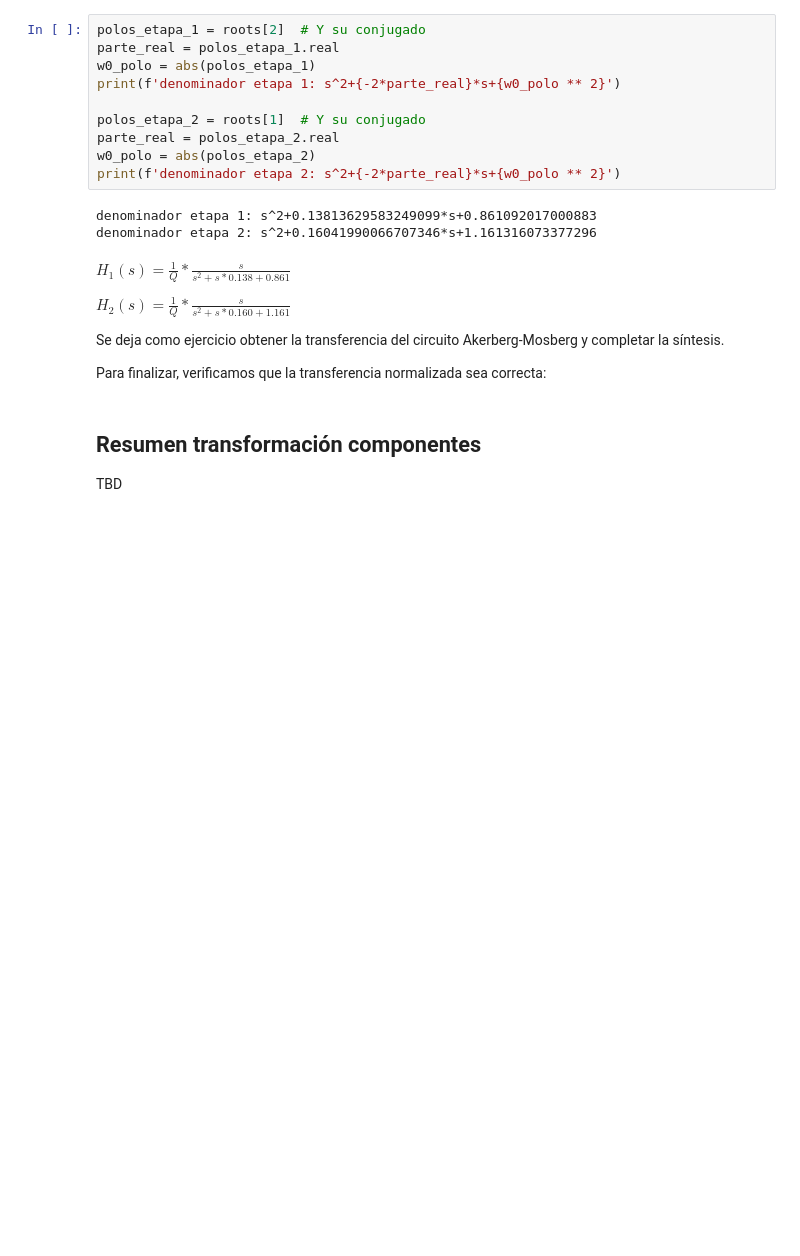
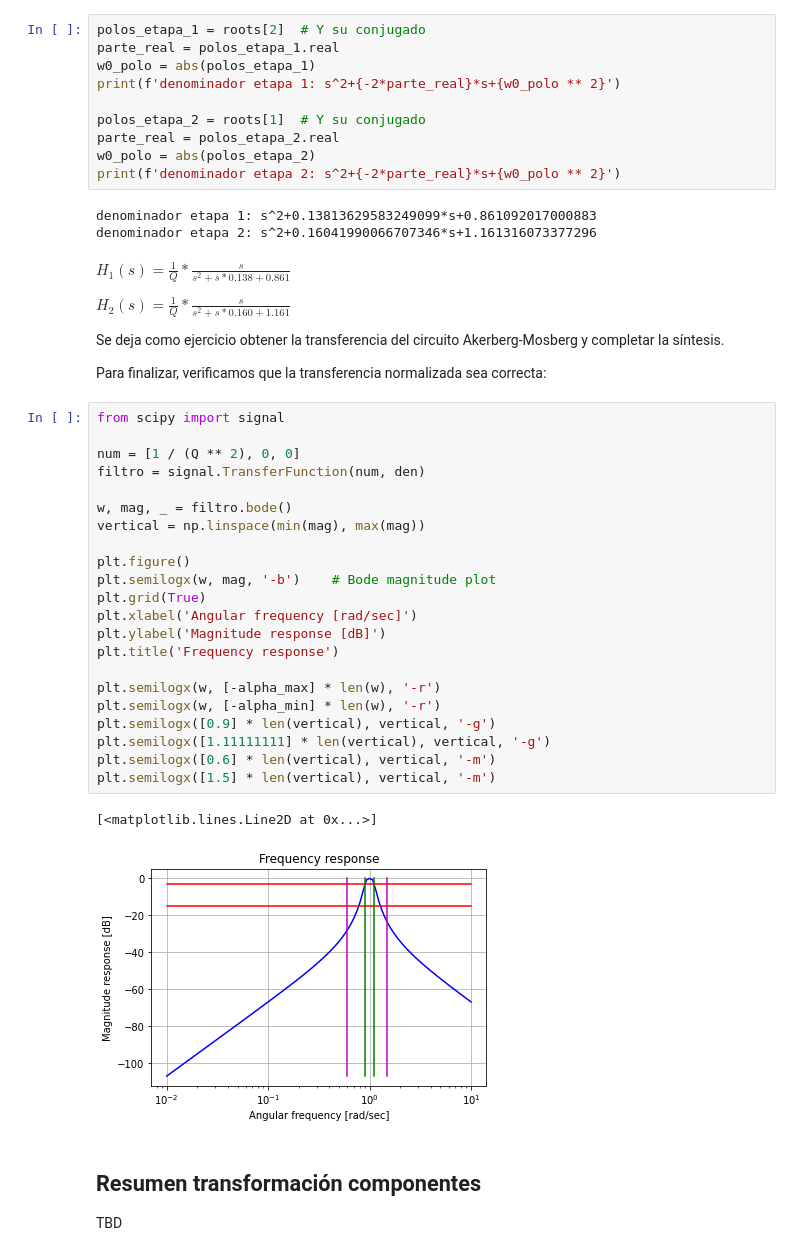
Before and after one commit to agalbachicar/tc2, a Jupyter notebook: notebooks/Transformacion en frecuencia.ipynb, the cells around one changed output. Drawn from its saved outputs; the diff is of its cells as text; blank space fills up the shorter version.

```diff
--- a/notebooks/Transformacion en frecuencia.ipynb
+++ b/notebooks/Transformacion en frecuencia.ipynb
@@ -675,6 +675,31 @@ $H_2(s) = \frac{1}{Q} * \frac{s}{s^2 + s* 0.160 + 1.161}$
 Se deja como ejercicio obtener la transferencia del circuito Akerberg-Mosberg y completar la síntesis.
 
 Para finalizar, verificamos que la transferencia normalizada sea correcta:
+# %%
+from scipy import signal
+
+num = [1 / (Q ** 2), 0, 0]
+filtro = signal.TransferFunction(num, den)
+
+w, mag, _ = filtro.bode()
+vertical = np.linspace(min(mag), max(mag))
+
+plt.figure()
+plt.semilogx(w, mag, '-b')    # Bode magnitude plot
+plt.grid(True)
+plt.xlabel('Angular frequency [rad/sec]')
+plt.ylabel('Magnitude response [dB]')
+plt.title('Frequency response')
+
+plt.semilogx(w, [-alpha_max] * len(w), '-r')
+plt.semilogx(w, [-alpha_min] * len(w), '-r')
+plt.semilogx([0.9] * len(vertical), vertical, '-g')
+plt.semilogx([1.11111111] * len(vertical), vertical, '-g')
+plt.semilogx([0.6] * len(vertical), vertical, '-m')
+plt.semilogx([1.5] * len(vertical), vertical, '-m')
+# %% [output]
+[<matplotlib.lines.Line2D at 0x...>]
+[figure, added]
 # %% [markdown]
 ## Resumen transformación componentes
 
```
